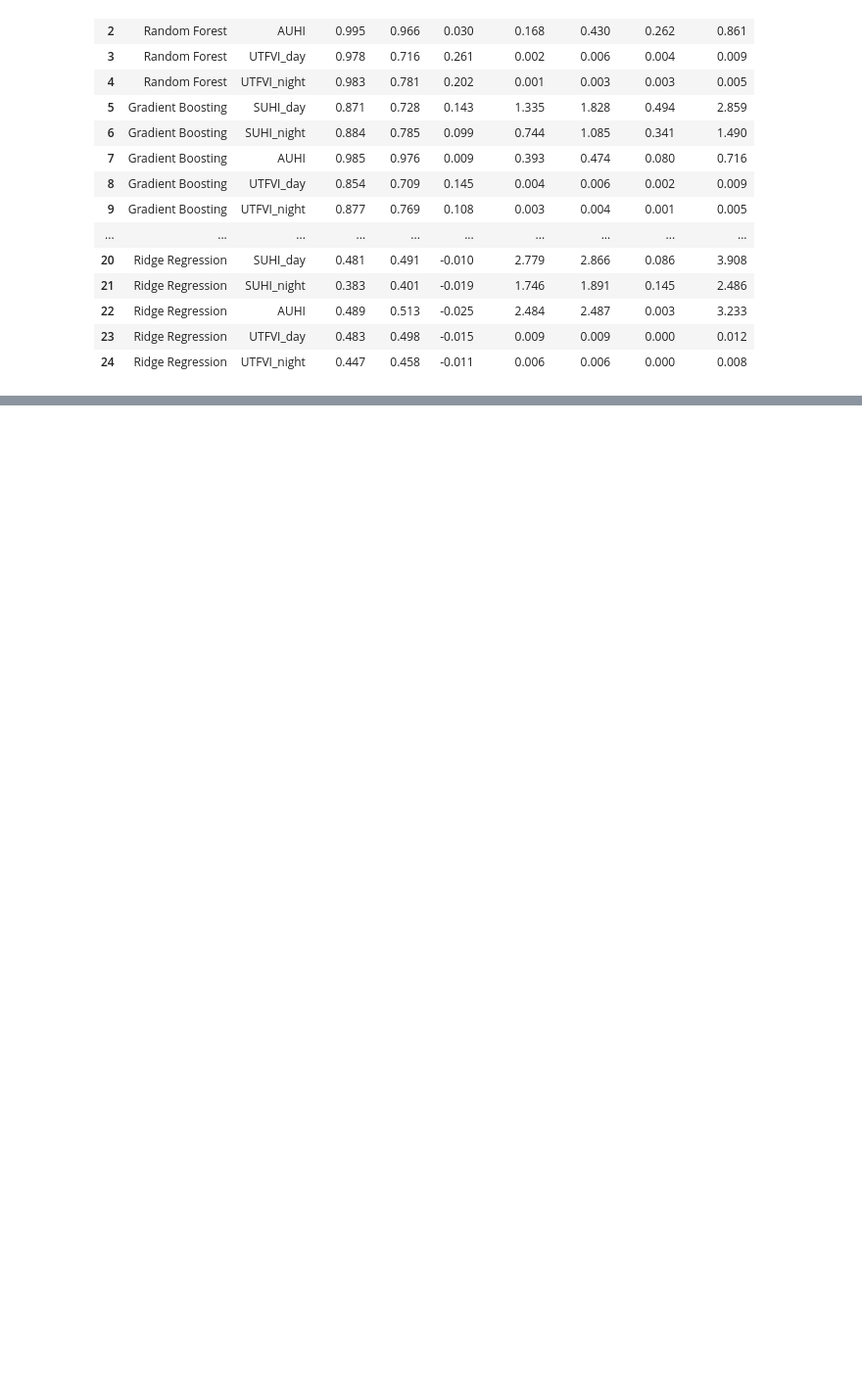
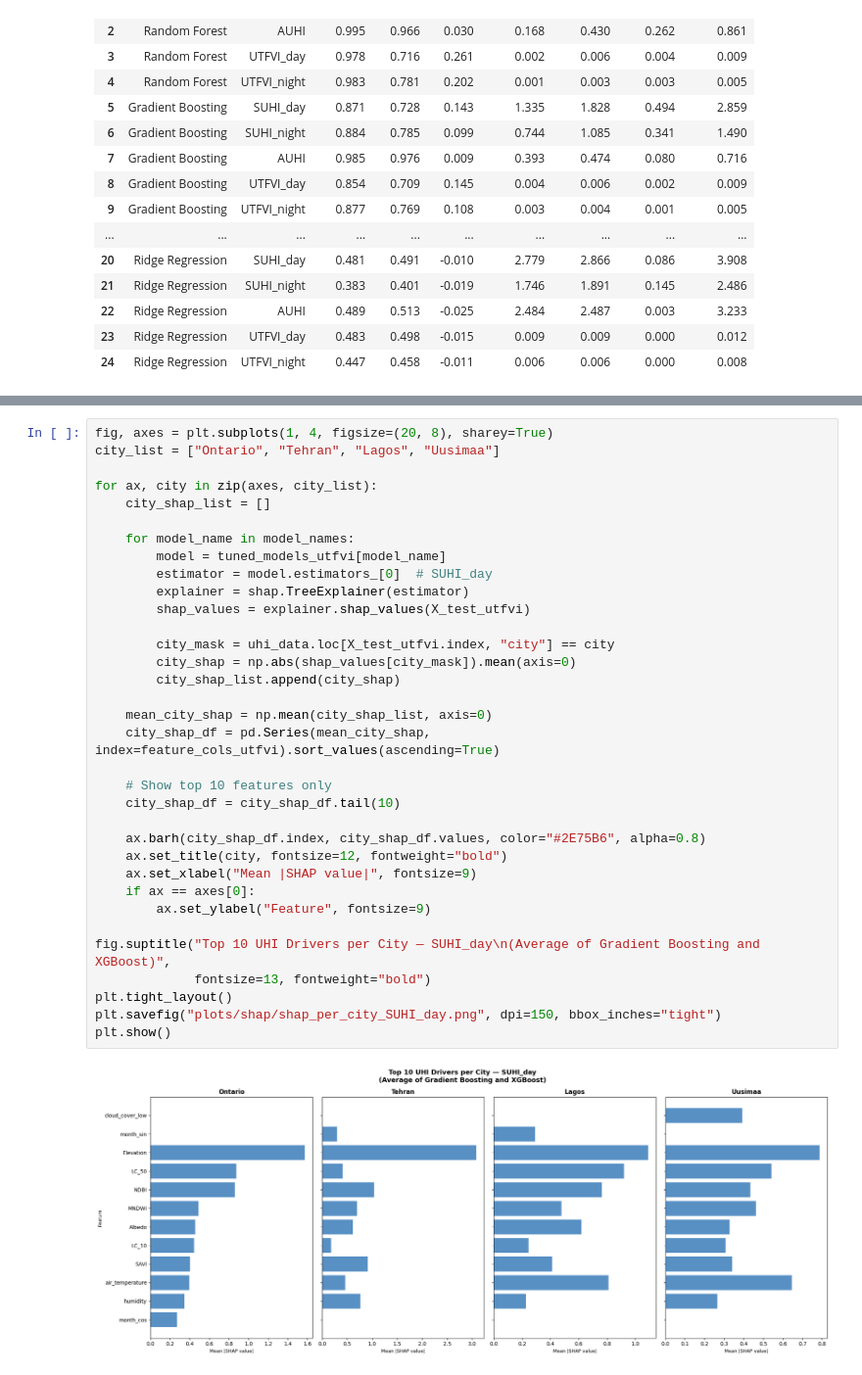
Before and after one commit to Peplinn/uhi-modelling, a Jupyter notebook: uhi-modelling.ipynb, the cells around one changed output, grey strips where cells are left out. Shown at 98% size. Cells and saved outputs as stored; diff of their text form; blank space fills up the shorter version.

```diff
--- a/uhi-modelling.ipynb
+++ b/uhi-modelling.ipynb
@@ -858,0 +1352,36 @@ display(df_results_utfvi)
+# %%
+fig, axes = plt.subplots(1, 4, figsize=(20, 8), sharey=True)
+city_list = ["Ontario", "Tehran", "Lagos", "Uusimaa"]
+
+for ax, city in zip(axes, city_list):
+    city_shap_list = []
+
+    for model_name in model_names:
+        model = tuned_models_utfvi[model_name]
+        estimator = model.estimators_[0]  # SUHI_day
+        explainer = shap.TreeExplainer(estimator)
+        shap_values = explainer.shap_values(X_test_utfvi)
+
+        city_mask = uhi_data.loc[X_test_utfvi.index, "city"] == city
+        city_shap = np.abs(shap_values[city_mask]).mean(axis=0)
+        city_shap_list.append(city_shap)
+
+    mean_city_shap = np.mean(city_shap_list, axis=0)
+    city_shap_df = pd.Series(mean_city_shap, index=feature_cols_utfvi).sort_values(ascending=True)
+
+    # Show top 10 features only
+    city_shap_df = city_shap_df.tail(10)
+
+    ax.barh(city_shap_df.index, city_shap_df.values, color="#2E75B6", alpha=0.8)
+    ax.set_title(city, fontsize=12, fontweight="bold")
+    ax.set_xlabel("Mean |SHAP value|", fontsize=9)
+    if ax == axes[0]:
+        ax.set_ylabel("Feature", fontsize=9)
+
+fig.suptitle("Top 10 UHI Drivers per City — SUHI_day\n(Average of Gradient Boosting and XGBoost)",
+             fontsize=13, fontweight="bold")
+plt.tight_layout()
+plt.savefig("plots/shap/shap_per_city_SUHI_day.png", dpi=150, bbox_inches="tight")
+plt.show()
+# %% [output]
+[figure, added]
```
Also changed, not shown: parts of 12 cells of this notebook, 10 other files.
